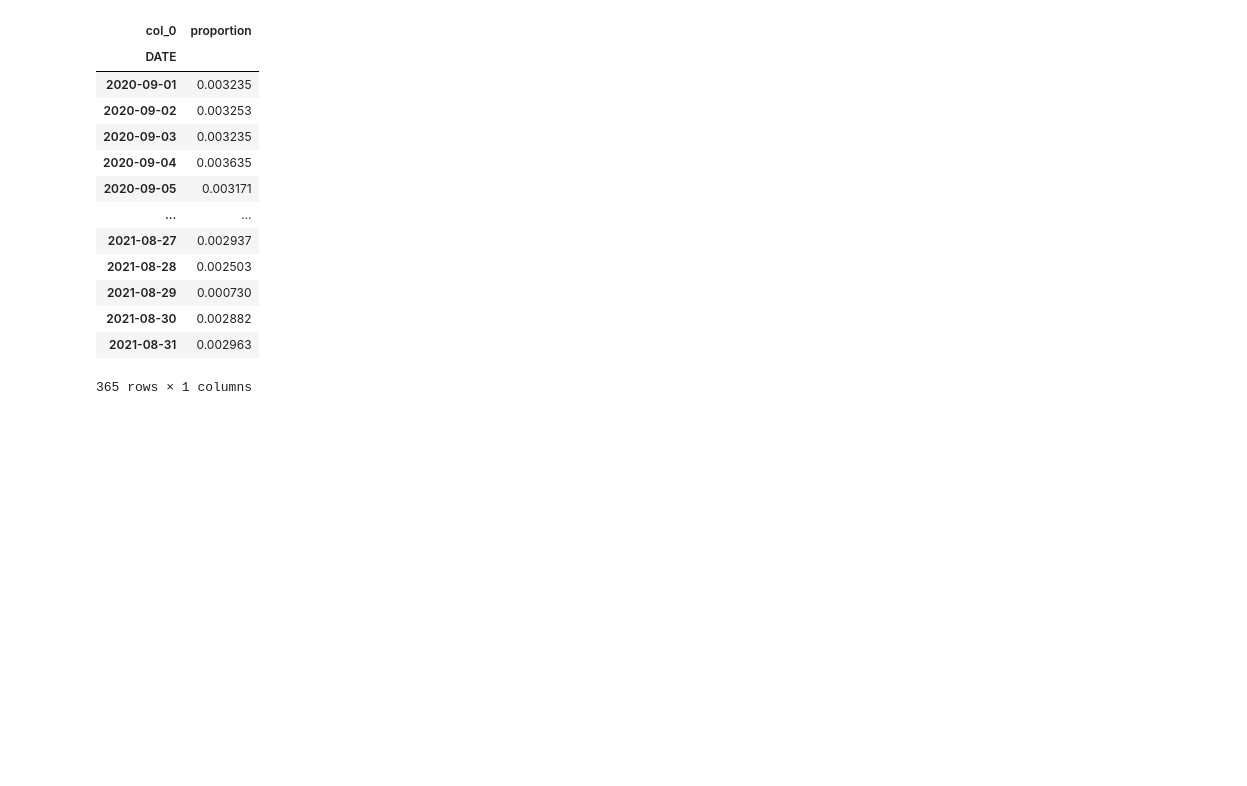
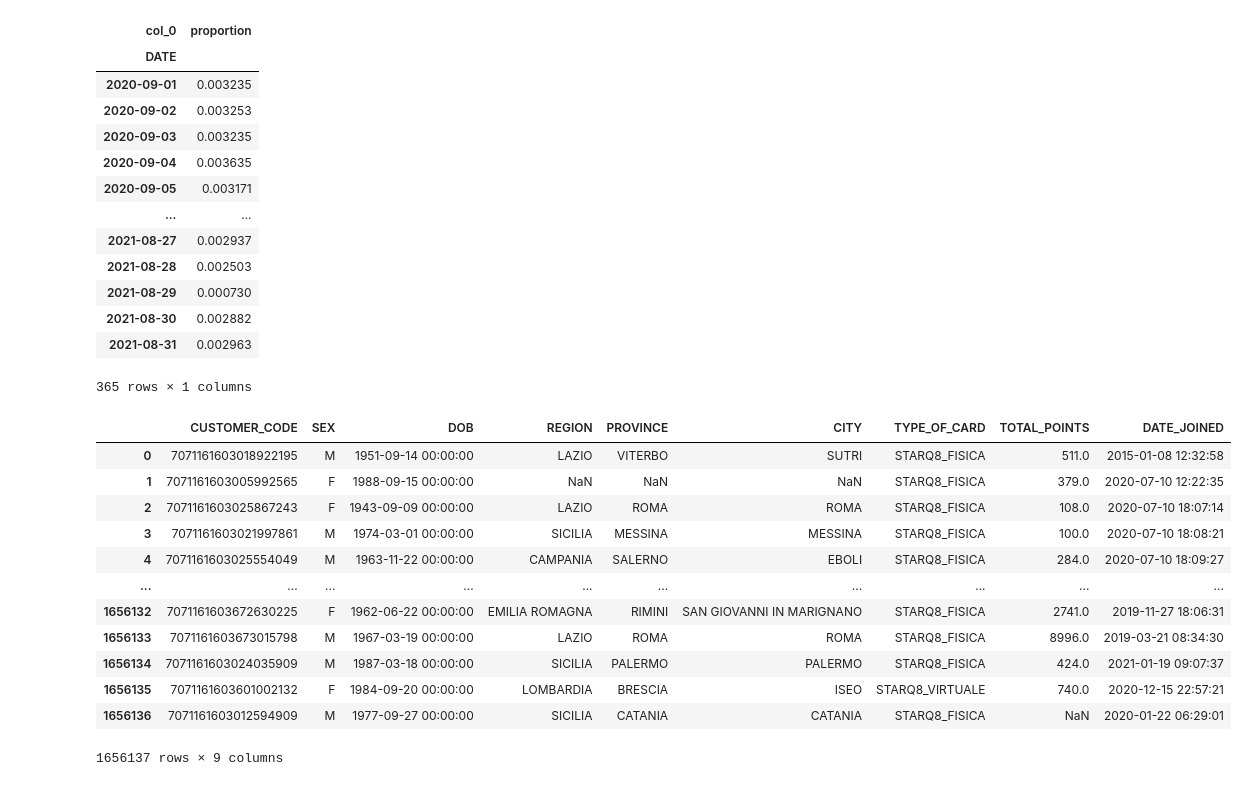
Before and after one commit to Alantjee/GBACDutchieVita, a Jupyter notebook: Prizes database notebook.ipynb, the cells around one changed output. Drawn from its saved outputs; the diff is of its cells as text; code cells hidden in the pictures; blank space fills up the shorter version.

```diff
--- a/Prizes database notebook.ipynb
+++ b/Prizes database notebook.ipynb
@@ -169,3 +169,27 @@ tab/tab.sum()
 | 2021-08-30 | 0.002882 |
 | 2021-08-31 | 0.002963 |
 365 rows × 1 columns
+# %%
+df2 = pd.read_csv('C:\Documents\Anagrafica_ClubQ8.csv', sep = ';', decimal=",")
+
+df2['DATE_JOINED'] = df2['DATA_BATTESIMO']
+
+df2 = df2.drop(columns="DATA_BATTESIMO")
+
+df2.columns = ['CUSTOMER_CODE', 'SEX', 'DOB', 'REGION', 'PROVINCE', 'CITY', 'TYPE_OF_CARD' ,'TOTAL_POINTS', 'DATE_JOINED']
+
+df2
+# %% [output]
+|  | CUSTOMER_CODE | SEX | DOB | REGION | PROVINCE | CITY | TYPE_OF_CARD | TOTAL_POINTS | DATE_JOINED |
+| 0 | 7071161603018922195 | M | 1951-09-14 00:00:00 | LAZIO | VITERBO | SUTRI | STARQ8_FISICA | 511.0 | 2015-01-08 12:32:58 |
+| 1 | 7071161603005992565 | F | 1988-09-15 00:00:00 | NaN | NaN | NaN | STARQ8_FISICA | 379.0 | 2020-07-10 12:22:35 |
+| 2 | 7071161603025867243 | F | 1943-09-09 00:00:00 | LAZIO | ROMA | ROMA | STARQ8_FISICA | 108.0 | 2020-07-10 18:07:14 |
+| 3 | 7071161603021997861 | M | 1974-03-01 00:00:00 | SICILIA | MESSINA | MESSINA | STARQ8_FISICA | 100.0 | 2020-07-10 18:08:21 |
+| 4 | 7071161603025554049 | M | 1963-11-22 00:00:00 | CAMPANIA | SALERNO | EBOLI | STARQ8_FISICA | 284.0 | 2020-07-10 18:09:27 |
+| ... | ... | ... | ... | ... | ... | ... | ... | ... | ... |
+| 1656132 | 7071161603672630225 | F | 1962-06-22 00:00:00 | EMILIA ROMAGNA | RIMINI | SAN GIOVANNI IN MARIGNANO | STARQ8_FISICA | 2741.0 | 2019-11-27 18:06:31 |
+| 1656133 | 7071161603673015798 | M | 1967-03-19 00:00:00 | LAZIO | ROMA | ROMA | STARQ8_FISICA | 8996.0 | 2019-03-21 08:34:30 |
+| 1656134 | 7071161603024035909 | M | 1987-03-18 00:00:00 | SICILIA | PALERMO | PALERMO | STARQ8_FISICA | 424.0 | 2021-01-19 09:07:37 |
+| 1656135 | 7071161603601002132 | F | 1984-09-20 00:00:00 | LOMBARDIA | BRESCIA | ISEO | STARQ8_VIRTUALE | 740.0 | 2020-12-15 22:57:21 |
+| 1656136 | 7071161603012594909 | M | 1977-09-27 00:00:00 | SICILIA | CATANIA | CATANIA | STARQ8_FISICA | NaN | 2020-01-22 06:29:01 |
+1656137 rows × 9 columns
```
Also changed, not shown: parts of 1 cell of this notebook, 2 other files.
